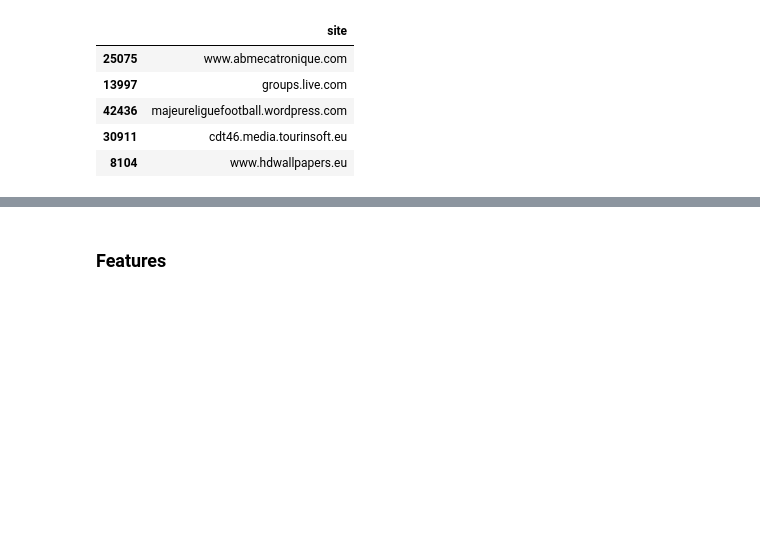
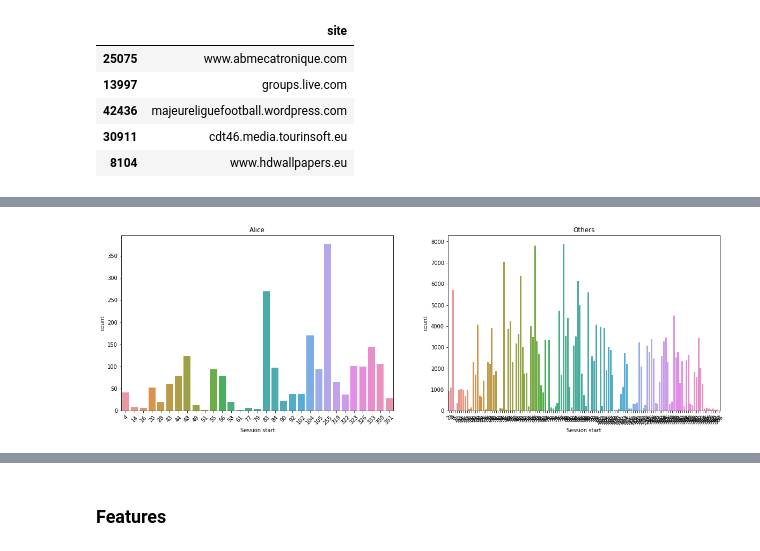
Before and after one commit to HQuality/ML_Yandex_MIPT, a Jupyter notebook: 6 Data analysis project/Internet Users Pattern Mining (Alice)/Week 7/MyAlice_no_gimmicks.ipynb, the cells around one changed output, grey strips where cells are left out. Drawn from its saved outputs; the diff is of its cells as text; code cells hidden in the pictures; blank space fills up the shorter version.

Commit message:
alice time filtered

```diff
--- a/6 Data analysis project/Internet Users Pattern Mining (Alice)/Week 7/MyAlice_no_gimmicks.ipynb
+++ b/6 Data analysis project/Internet Users Pattern Mining (Alice)/Week 7/MyAlice_no_gimmicks.ipynb
@@ -237,0 +242,3 @@ tfidf
+# %%
+train_df['YearMonth'] = train_df['time1'].apply(lambda x:x.strftime('%Y%m')).astype('int64')
+train_df['YearDay'] = train_df['time1'].apply(lambda x:x.strftime('%j')).astype('int64')
@@ -237,0 +247,2 @@ tfidf
+# %%
+train_df = train_df[train_df['YearMonth'] >= 201309]
@@ -237,0 +251,2 @@ tfidf
+# %%
+train_df.drop(['YearMonth','YearDay'],axis=1,inplace=True)
@@ -237,0 +257,20 @@ tfidf
+# %%
+start = train_df['YearMonth'].values
+startday = train_df['YearDay'].values
+y_tr = train_df['target'].astype('int').values
+# %%
+plt.subplots(1, 2, figsize = (20, 6))
+
+plt.subplot(1, 2, 1)
+chart = sns.countplot(startday[y_tr == 1])
+chart.set_xticklabels(chart.get_xticklabels(), rotation=45)
+plt.title("Alice")
+plt.xlabel('Session start')
+
+plt.subplot(1, 2, 2)
+chart = sns.countplot(startday[y_tr == 0])
+chart.set_xticklabels(chart.get_xticklabels(), rotation=45)
+plt.title('Others')
+plt.xlabel('Session start');
+# %% [output]
+[figure, added]
```
Also changed, not shown: parts of 24 cells of this notebook, 1 other file.
